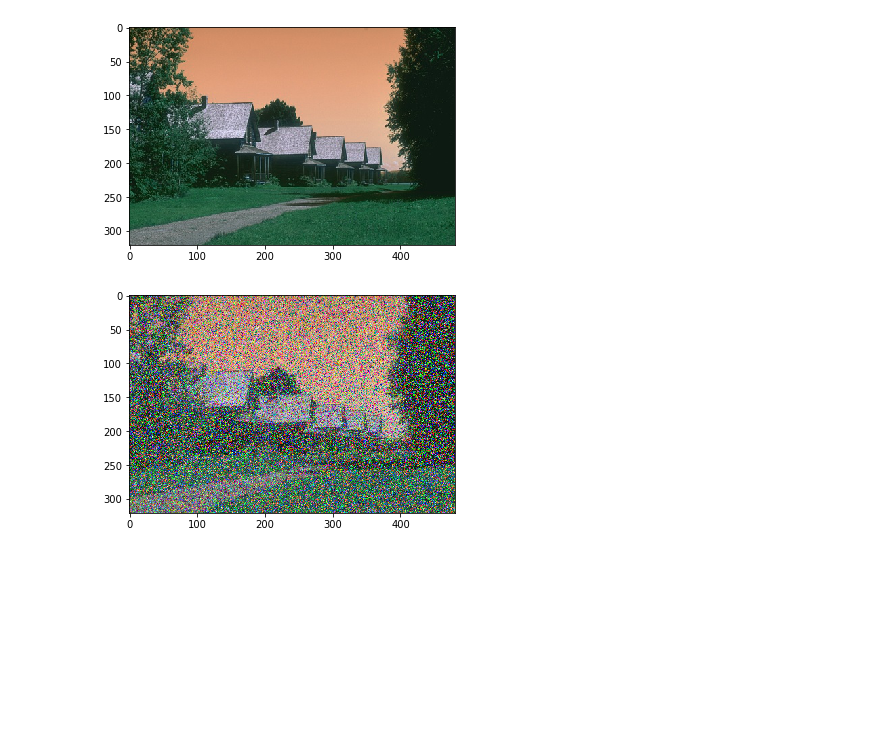
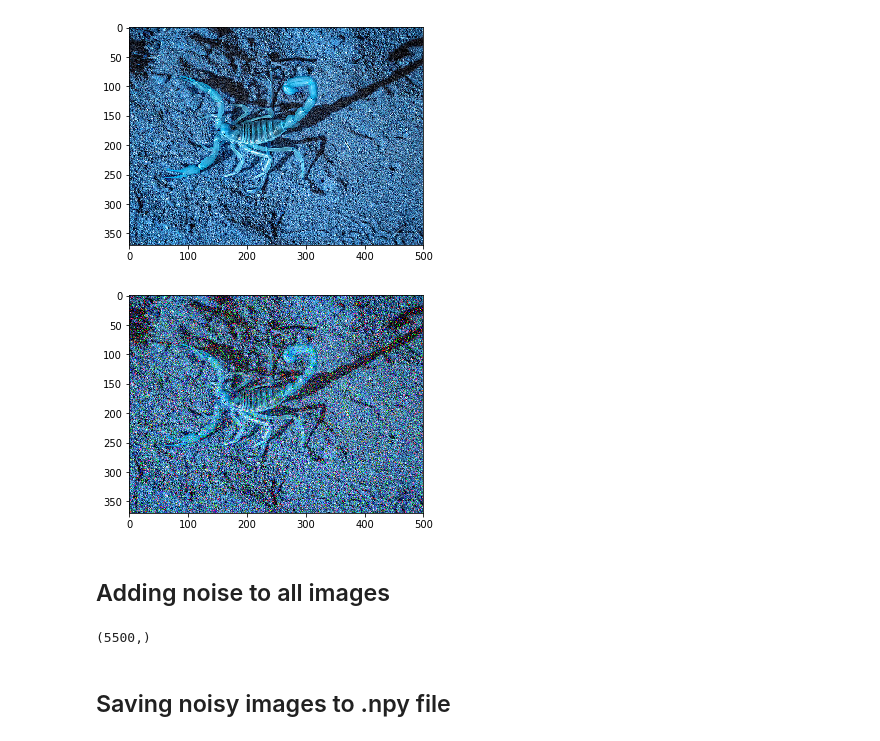
Before and after one commit to harshit0511/Unsupervised-Image-denoising, a Jupyter notebook: Supervised Cleaning.ipynb, the cells around one changed output. Cells and saved outputs as stored; diff of their text form; code cells hidden in the pictures; blank space fills up the shorter version.

```diff
--- a/Supervised Cleaning.ipynb
+++ b/Supervised Cleaning.ipynb
@@ -10,5 +10,5 @@ import glob
 import random
 import string
 # %%
-BSDS = np.array([cv2.imread(file) for file in glob.glob("../data/BSDS300/images/train/*.jpg")])
+Imagenet = np.array([cv2.imread(file) for file in glob.glob("../data/ILSVRC/Data/DET/test/*.JPEG")])
 # %%
@@ -79,10 +79,12 @@ def add_impulse_noise(img, min_occupancy=0.0, max_occupancy=50.0):
 
     return img.astype(np.uint8)
 # %%
-plt.imshow(BSDS[5])
+plt.imshow(Imagenet[25])
 plt.show()
-plt.imshow(add_impulse_noise(BSDS[5]))
+plt.imshow(add_impulse_noise(Imagenet[25]))
 plt.show()
 # %% [output]
-[figure, old version]
+[figure, new version]
-[figure, old version]
+[figure, new version]
+# %% [markdown]
+## Adding noise to all images
@@ -88,0 +112,6 @@ plt.show()
+# %%
+impulse.shape
+# %% [output]
+(5500,)
+# %% [markdown]
+## Saving noisy images to .npy file
```
Also changed, not shown: parts of 10 cells of this notebook.
